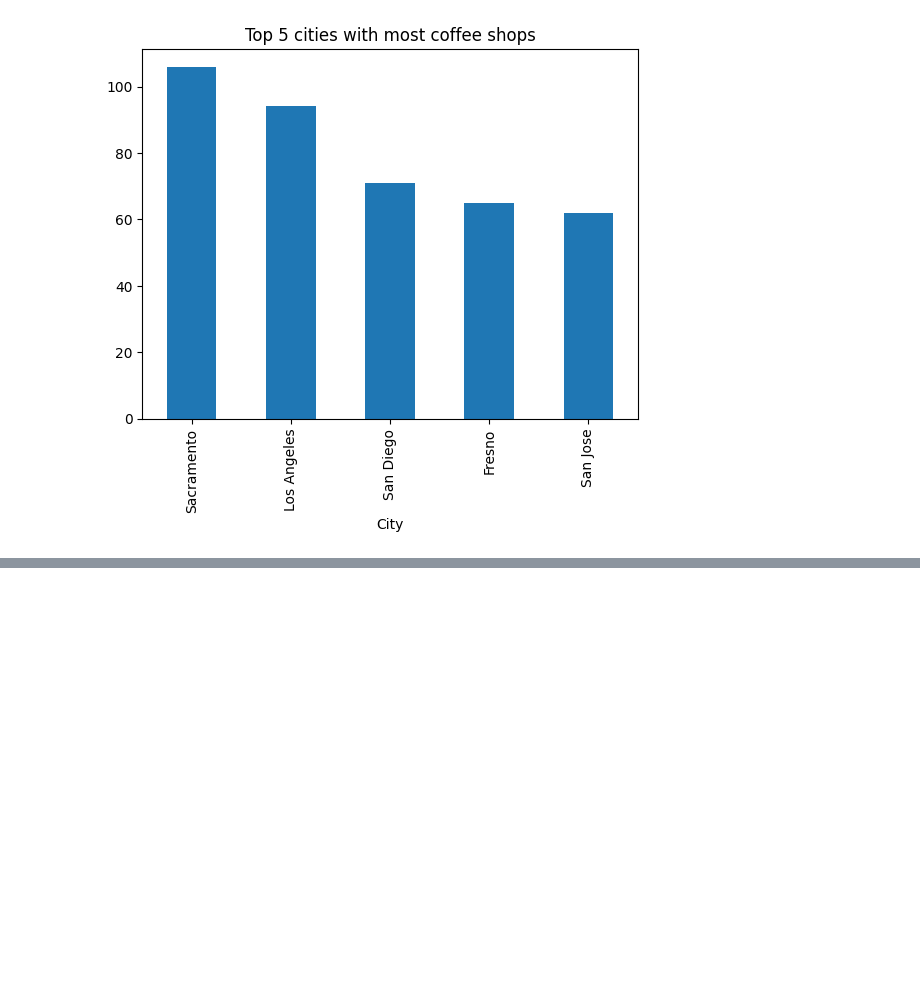
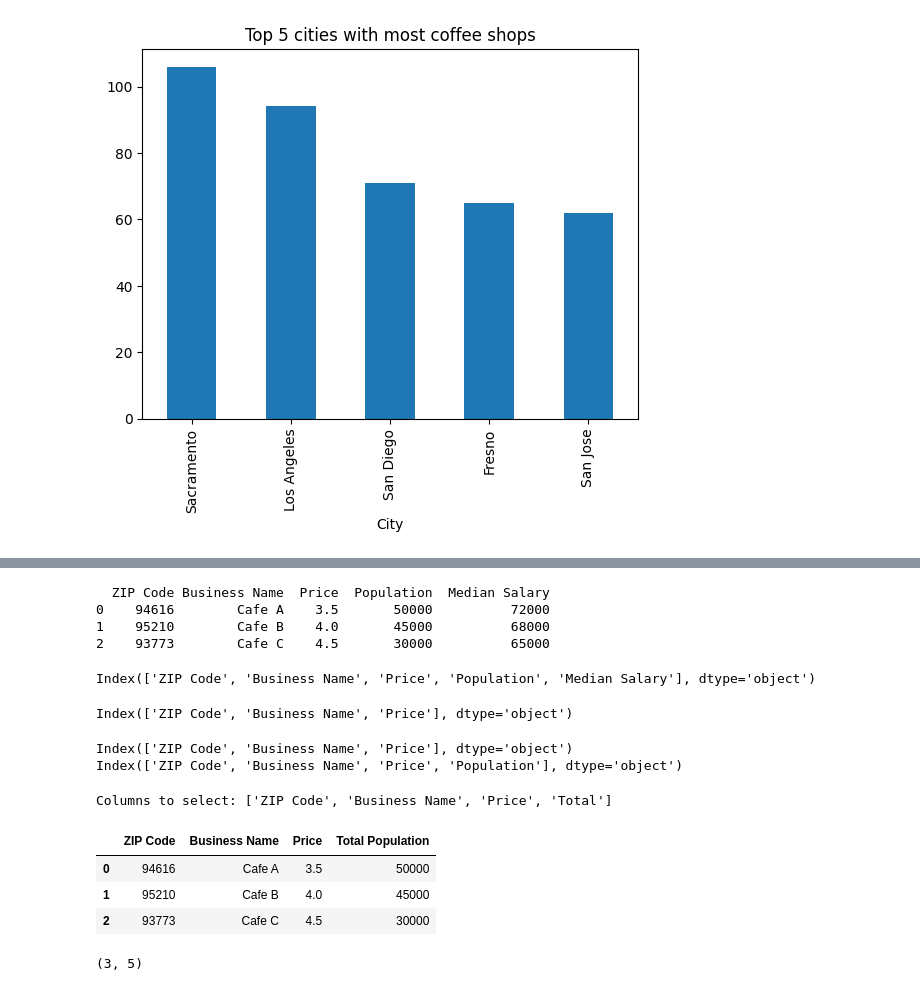
Before and after one commit to roney-baraka/ChatBot, a Jupyter notebook: CH_2_Business_Prediction.ipynb, the cells around one changed output, grey strips where cells are left out. Saved outputs shown, nothing was run; the diff lists cells and outputs as text; code cells hidden in the pictures; blank space fills up the shorter version.

```diff
--- a/CH_2_Business_Prediction.ipynb
+++ b/CH_2_Business_Prediction.ipynb
@@ -124,0 +216,80 @@ dtype: int64
+# %%
+import pandas as pd
+
+# Example cafe_data DataFrame
+cafe_data = pd.DataFrame({
+    'ZIP Code': ['94616', '95210', '93773'],
+    'Business Name': ['Cafe A', 'Cafe B', 'Cafe C'],
+    'Price': [3.5, 4.0, 4.5]
+})
+
+# Example population DataFrame
+population = pd.DataFrame({
+    'ZIP Code': ['94616', '95210', '93773'],
+    'Population': [50000, 45000, 30000],
+    'Median Salary': [72000, 68000, 65000]
+})
+
+# Ensure 'ZIP Code' is a string in both DataFrames
+cafe_data['ZIP Code'] = cafe_data['ZIP Code'].astype(str)
+population['ZIP Code'] = population['ZIP Code'].astype(str)
+
+# Perform the merge
+df = pd.merge(cafe_data, population, on='ZIP Code')
+
+# Check the merged DataFrame
+print(df)
+# %% [output]
+  ZIP Code Business Name  Price  Population  Median Salary
+0    94616        Cafe A    3.5       50000          72000
+1    95210        Cafe B    4.0       45000          68000
+2    93773        Cafe C    4.5       30000          65000
+# %%
+print(df.columns)
+# %% [output]
+Index(['ZIP Code', 'Business Name', 'Price', 'Population', 'Median Salary'], dtype='object')
+# %%
+print(cafe_data.columns)
+# %% [output]
+Index(['ZIP Code', 'Business Name', 'Price'], dtype='object')
+# %%
+columns = cafe_data.columns.values.tolist() + ['Population']  # Use the correct column name
+df = df[columns]
+# %%
+# Verify the column names
+print(cafe_data.columns)
+print(df.columns)
+
+# Adjust columns list based on available columns
+columns = cafe_data.columns.values.tolist() + ['Population']  # Replace 'Total' with 'Population'
+df = df[columns]
+
+# Rename the 'Population' column if needed
+df = df.rename(columns={"Population": "Total Population"})  # Optional renaming
+# %% [output]
+Index(['ZIP Code', 'Business Name', 'Price'], dtype='object')
+Index(['ZIP Code', 'Business Name', 'Price', 'Population'], dtype='object')
+# %%
+columns = cafe_data.columns.values.tolist() + ['Total']
+print("Columns to select:", columns)
+# %% [output]
+Columns to select: ['ZIP Code', 'Business Name', 'Price', 'Total']
+# %%
+df
+# %% [output]
+|  | ZIP Code | Business Name | Price | Total Population |
+| 0 | 94616 | Cafe A | 3.5 | 50000 |
+| 1 | 95210 | Cafe B | 4.0 | 45000 |
+| 2 | 93773 | Cafe C | 4.5 | 30000 |
+# %%
+# Add missing columns with placeholder values
+missing_columns = ['Zip Code', 'Rating', 'Median Salary', 'Latte Price', 'Population']
+for col in missing_columns:
+    if col not in df.columns:
+        df[col] = None  # or a default value like 0
+
+# Keep only the relevant columns
+df = df[['Zip Code', 'Rating', 'Median Salary', 'Latte Price', 'Population']]
+df.shape
+# %% [output]
+(3, 5)
```
Also changed, not shown: parts of 50 cells of this notebook, 1 other file.
